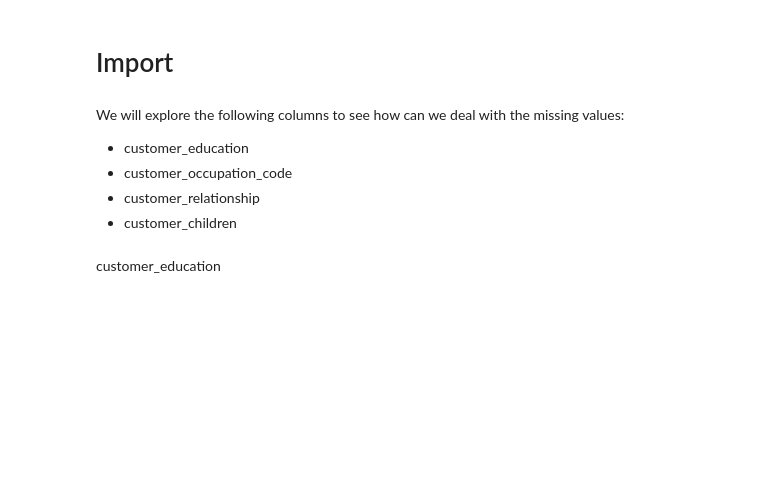
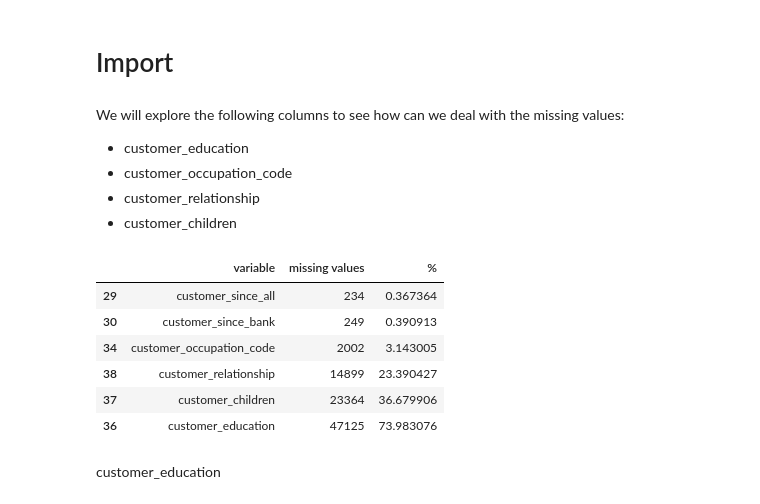
Before and after one commit to AliSafieddine/Churn-Prediction, a Jupyter notebook: Approach_w_children.ipynb, the cells around one changed output. Drawn from its saved outputs; the diff is of its cells as text; code cells hidden in the pictures; blank space fills up the shorter version.

```diff
--- a/Approach_w_children.ipynb
+++ b/Approach_w_children.ipynb
@@ -36,3 +32,17 @@ for col in missing_df2['variable']:
+# %%
+missing_df = train1.isnull().sum(axis=0).reset_index()
+missing_df.columns = ['variable', 'missing values']
+missing_df['%']=(missing_df['missing values'])/train1.shape[0]*100
+missing_df = missing_df[missing_df['missing values'] >0].sort_values('%')
+missing_df
+# %% [output]
+|  | variable | missing values | % |
+| 29 | customer_since_all | 234 | 0.367364 |
+| 30 | customer_since_bank | 249 | 0.390913 |
+| 34 | customer_occupation_code | 2002 | 3.143005 |
+| 38 | customer_relationship | 14899 | 23.390427 |
+| 37 | customer_children | 23364 | 36.679906 |
+| 36 | customer_education | 47125 | 73.983076 |
 # %% [markdown]
 customer_education
 # %%
```
Also changed, not shown: parts of 1 cell of this notebook.
